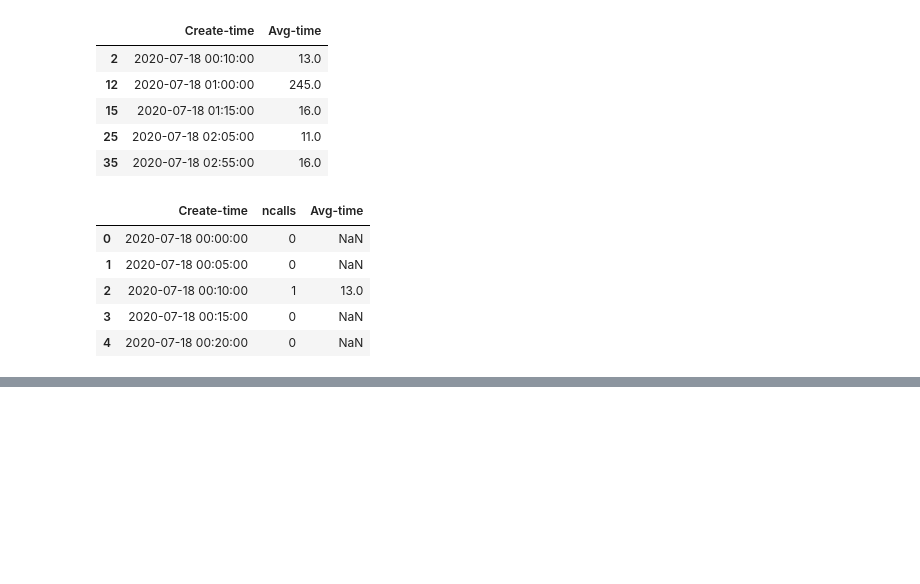
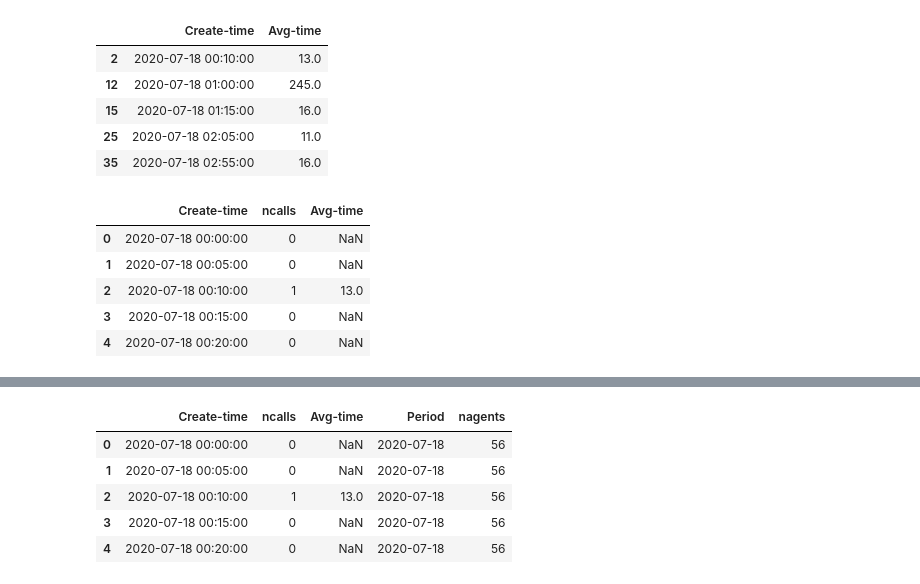
Before and after one commit to amey-joshi/am, a Jupyter notebook: queueing-theory/Data-Munging-2.ipynb, the cells around one changed output, grey strips where cells are left out. Cells and saved outputs as stored; diff of their text form; code cells hidden in the pictures; blank space fills up the shorter version.

```diff
--- a/queueing-theory/Data-Munging-2.ipynb
+++ b/queueing-theory/Data-Munging-2.ipynb
@@ -140,0 +182,9 @@ consolidated.head()
+# %%
+def convert(d):
+    yr = d[6:10]
+    mn = d[3:5]
+    dy = d[0:2]
+
+    return yr + '-' + mn + '-' + dy
+# %%
+nagents['Period'] = nagents.apply(lambda r: convert(r['Period']), axis=1)
@@ -141,2 +200,15 @@ consolidated.head()
+# %%
+consolidated = pd.merge(left=consolidated, right=nagents, on='Period')
+# %%
+consolidated.rename(columns={'Agent': 'nagents'}, inplace=True)
+# %%
+consolidated.head()
+# %% [output]
+|  | Create-time | ncalls | Avg-time | Period | nagents |
+| 0 | 2020-07-18 00:00:00 | 0 | NaN | 2020-07-18 | 56 |
+| 1 | 2020-07-18 00:05:00 | 0 | NaN | 2020-07-18 | 56 |
+| 2 | 2020-07-18 00:10:00 | 1 | 13.0 | 2020-07-18 | 56 |
+| 3 | 2020-07-18 00:15:00 | 0 | NaN | 2020-07-18 | 56 |
+| 4 | 2020-07-18 00:20:00 | 0 | NaN | 2020-07-18 | 56 |
 # %%
 consolidated.to_csv('consolidated.csv', index=False)
```
Also changed, not shown: parts of 15 cells of this notebook, 3 other files.
